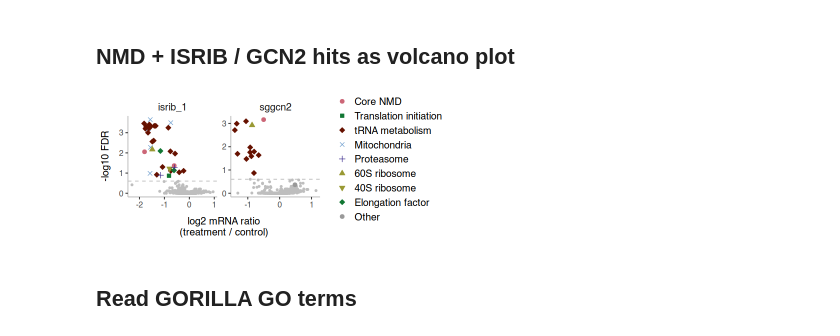
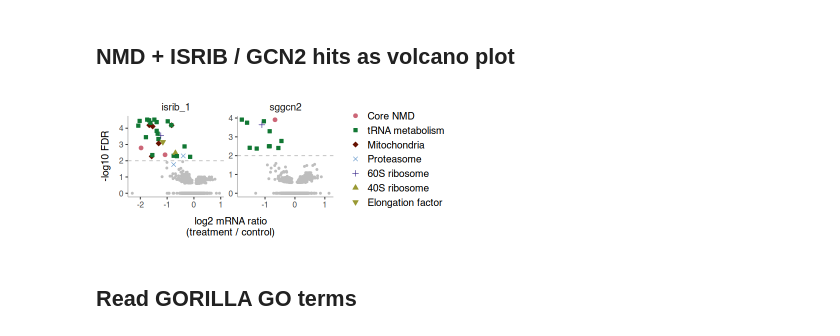
Before and after one commit to rasilab/nugent_2024, a Jupyter notebook: analysis/barcodeseq/rbp_barcode_screens/scripts/plot_nmd_results.ipynb, the cells around one changed output. Drawn from its saved outputs; the diff is of its cells as text; code cells hidden in the pictures.

Commit message:
Re-run analysis with pos-good-rna >= 3 and include hht screen plots

```diff
--- a/analysis/barcodeseq/rbp_barcode_screens/scripts/plot_nmd_results.ipynb
+++ b/analysis/barcodeseq/rbp_barcode_screens/scripts/plot_nmd_results.ipynb
@@ -106,6 +105,7 @@ mageck_gene <- list.files("../data/mageck/", full.names = T, recursive = T, patt
   mutate(p_value = if_else(lfc > 0, pos_p_value, neg_p_value)) %>%
   mutate(fdr = if_else(lfc > 0, pos_fdr, neg_fdr)) %>%
   mutate(goodsgrna = if_else(lfc > 0, pos_goodsgrna, neg_goodsgrna)) %>%
+  mutate(fdr = if_else(is.na(fdr), 1, fdr)) %>%
   print()
 # %% [output]
 # A tibble: 17,488 × 19
@@ -278,37 +287,38 @@ ggsave("../figures/nmd_hits_jitter.pdf", width = 2.5, height = 2.5, units = "in"
 # %%
 options(repr.plot.width = 6, repr.plot.height = 2.5)
 
+fdr_cutoff <- 0.01
 plot_data <- mageck_gene %>%
   filter(str_detect(sample_name, "gcn2_|isrib_1")) %>%
   mutate(reporter = str_extract(sample_name, "ptc|ntc")) %>%
   mutate(treatment = str_extract(sample_name, "isrib_1|sggcn2")) %>%
   left_join(nmd_hit_annotations, by = "gene") %>%
   left_join(annotation_order, by = "annotation") %>%
   mutate(priority = if_else(is.na(annotation), as.integer(10), priority)) %>%
   mutate(annotation = if_else(is.na(annotation), "Other", as.character(annotation))) %>%
   mutate(annotation = fct_reorder(annotation, priority)) %>%
   mutate(reporter = toupper(reporter))
 
 plot_data %>%
   ggplot(aes(x = lfc, y = -log10(fdr))) +
   facet_wrap(~treatment, ncol = 3, scales = "free") +
   geom_hline(aes(yintercept = -log10(fdr_cutoff)), linetype = 2, linewidth = 0.5, color = "grey") +
   geom_point(size = 1, alpha = 1, data = plot_data %>% filter(fdr > fdr_cutoff), color = "grey") +
   geom_point(aes(shape = annotation, color = annotation, fill = annotation),
     size = 2, alpha = 1,
     data = plot_data %>% filter(fdr < fdr_cutoff),
     position = position_jitter(height = 0.3, width = 0.3, seed = 11)
   ) +
   scale_x_continuous(breaks = scales::pretty_breaks(n = 3)) +
   scale_color_manual(values = cbPalette_12[c(2,5,4, 3,7, 6,6,5,12)]) +
   scale_fill_manual(values = cbPalette_12[c(2,5,4, 3, 7, 6,6,5,12)]) +
   scale_shape_manual(values = rep(c("circle filled", "square filled", "diamond filled", "cross", "plus", "triangle filled", "triangle down filled", "diamond filled"), 5)) +
   labs(x = "log2 mRNA ratio\n(treatment / control)", y = "-log10 FDR") +
   theme(legend.title = element_blank())
 
 ggsave("../figures/nmd_gcn1_isrib_volcano.pdf", width = 6, height = 2.5, units = "in")
 # %% [output]
-[figure, old version]
+[figure, new version]
 # %% [markdown]
 ## Read GORILLA GO terms
 # %%
```
Also changed, not shown: parts of 5 cells of this notebook, 23 other files.
